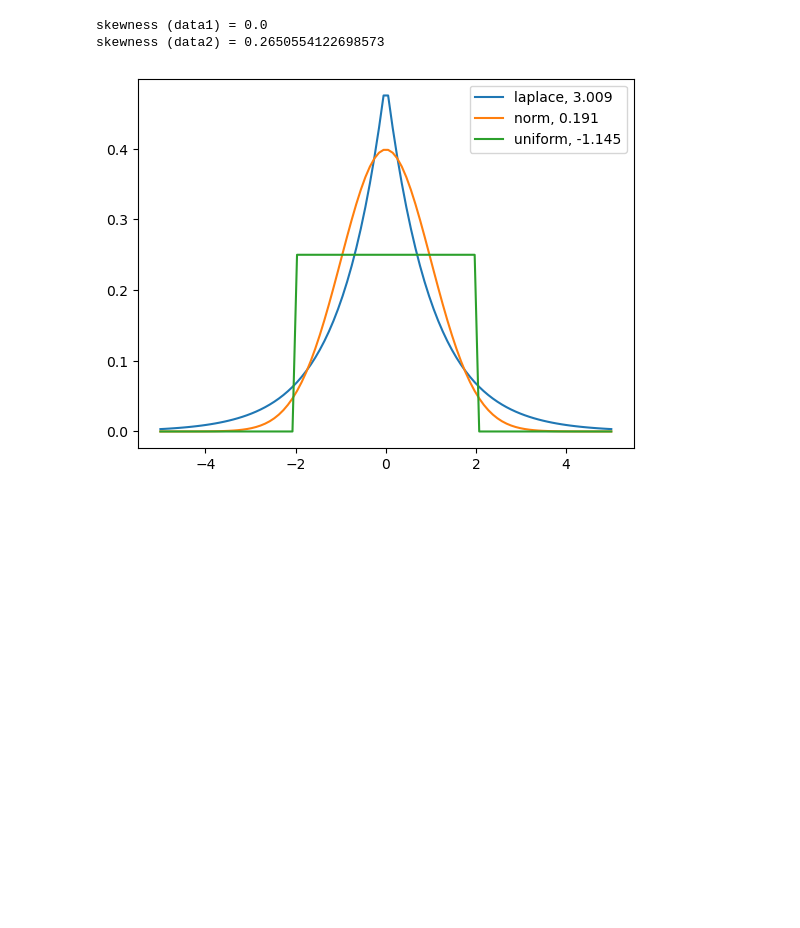
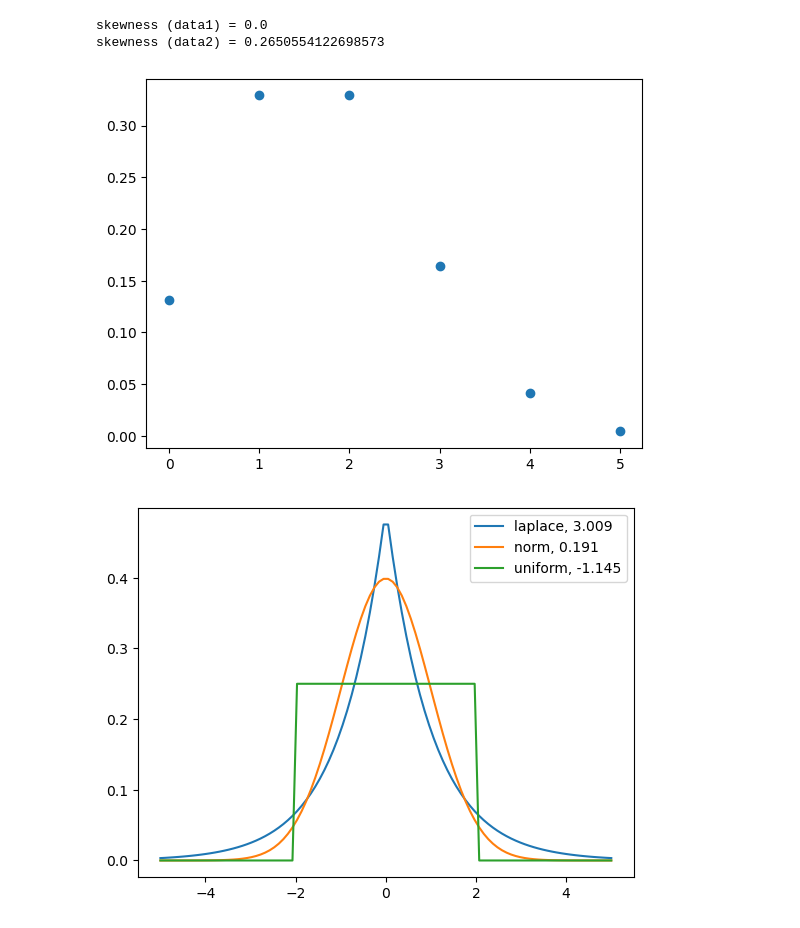
Before and after one commit to namoshi/mathAI, a Jupyter notebook: py_stat_data.ipynb, the cells around one changed output. Drawn from its saved outputs; the diff is of its cells as text; code cells hidden in the pictures; blank space fills up the shorter version.

```diff
--- a/py_stat_data.ipynb
+++ b/py_stat_data.ipynb
@@ -218,6 +218,16 @@ print('skewness (data2) =', skew(data2))
 # %% [output]
 skewness (data1) = 0.0
 skewness (data2) = 0.2650554122698573
+# %%
+# 歪度
+
+data2 = np.array([32.0, 80.0, 80.0, 40.0, 10.0, 1.0]) / 243.0
+
+plt.plot(data2, 'o')
+plt.savefig('skew_example.png')
+plt.show()
+# %% [output]
+[figure, added]
 # %%
 import matplotlib.pyplot as plt
 import scipy.stats as stats
```
